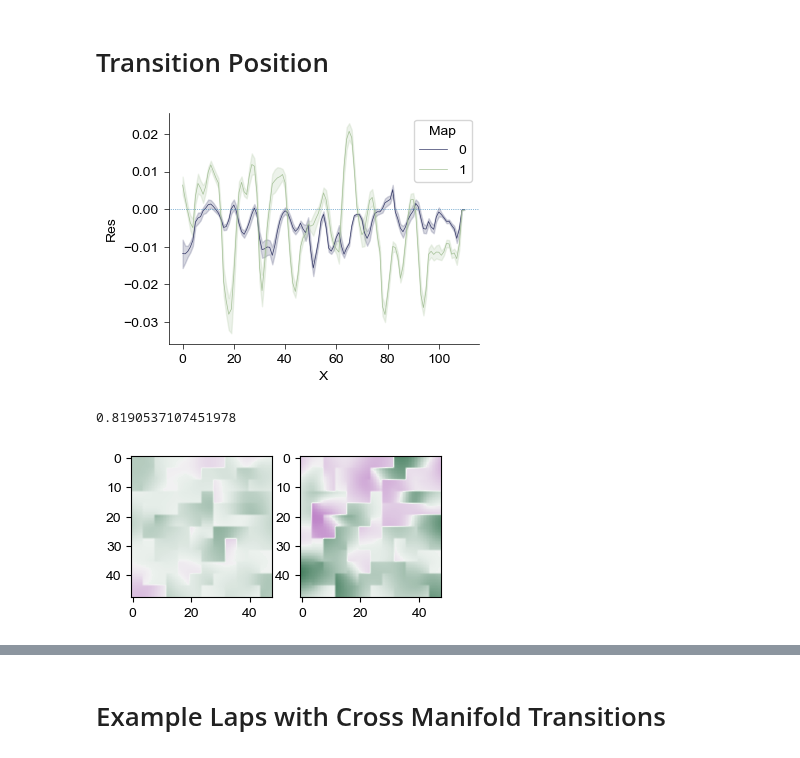
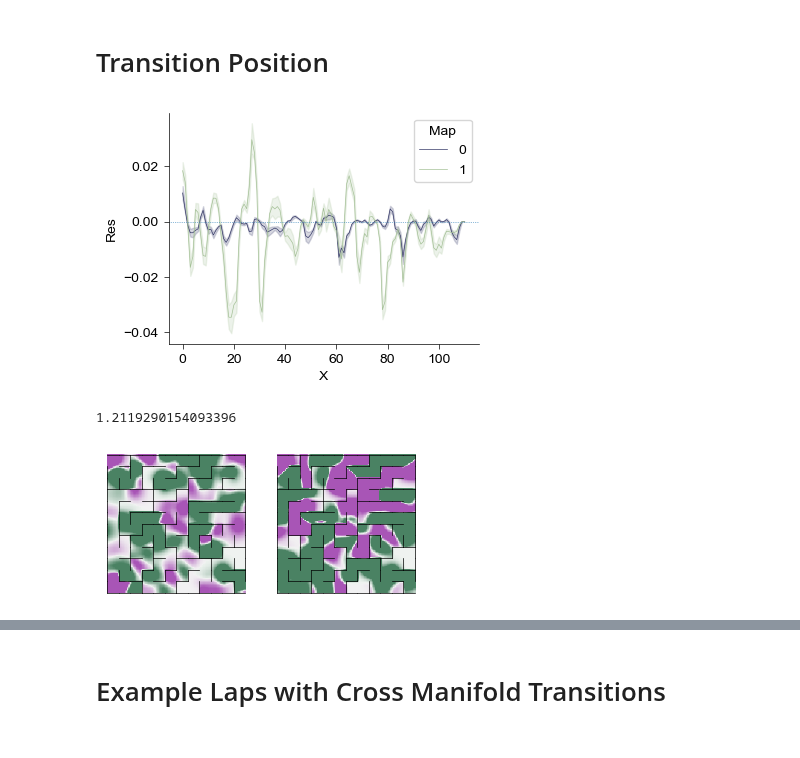
Before and after one commit to YAO-Shuyang/PlotFigures, a Jupyter notebook: NodeFigures/Fig0844 - Manifold of Initialization.ipynb, the cells around one changed output, grey strips where cells are left out. Saved outputs shown, nothing was run; the diff lists cells and outputs as text; code cells hidden in the pictures.

```diff
--- a/NodeFigures/Fig0844 - Manifold of Initialization.ipynb
+++ b/NodeFigures/Fig0844 - Manifold of Initialization.ipynb
@@ -464,8 +652,30 @@ def identify_transition_pos(dist_piece: np.ndarray, low_b: float, hig_b: float):
         elif map_piece[i-1] == 1 and map_piece[i] == 0:
             if dist_piece[i] > low_b:
                 map_piece[i] = 1
+
     dmap = np.ediff1d(map_piece)
     idx = np.where(dmap != 0)[0]
+
+    # State transition should maintain for over 500 ms (5 time bins)
+    if len(idx) == 0:
+        return idx, np.where(dmap[idx] == -1, 1, 0)
+
+    delete_idx = []
+    jump_idx = -1
+    for i in range(0, len(idx)-1):
+        if i == jump_idx:
+            continue
+
+        try:
+            if idx[i+1] - idx[i] <= 5:
+                delete_idx.append(i)
+                delete_idx.append(i+1)
+                jump_idx = i+1
+        except:
+            pass
+
+    if len(delete_idx) > 0:
+        idx = np.delete(idx, np.array(delete_idx))
     return idx, np.where(dmap[idx] == -1, 1, 0)
 
 def transitions_pos(
@@ -487,7 +697,7 @@ def transitions_pos(
 
     return np.concatenate(pos), np.concatenate(session), np.concatenate(mapt)
 
-if exists(join(figdata, code_id+"  [switch pos].pkl")) == False:
+if exists(join(figdata, code_id+" [switch pos].pkl")) == False:
     PData = {
         "MiceID": [],
         "Session": [],
@@ -575,7 +785,7 @@ if exists(join(figdata, code_id+"  [switch pos].pkl")) == False:
         pickle.dump([occu_bin, occu_bin2], handle)
     old_bins = spike_nodes_transform(PData['Position']+1, 12)
     rate_maps = np.zeros((2, 2304, 4, 7))
-    Ms = SmoothMatrix(1, 2)
+    Ms = SmoothMatrix(1, 1)
     for m, mouse in enumerate([10212, 10224, 10227, 10232]):
         for d in range(7):
             idx0 = np.where(
@@ -657,36 +867,40 @@ else:
 Res['X'] = Res['X']//8
 DM = GetDMatrices(1, 48)
 SP_DSP[1]
 
 fig = plt.figure(figsize=(4,3))
 ax = Clear_Axes(plt.axes(), close_spines=['top', 'right'], ifxticks=True, ifyticks=True)
 sns.lineplot(
     x='X',
     y='Res',
     data=Res,
     hue='Map',
     ax=ax,
     palette=['#333766', '#A4C096'],
     linewidth = 0.5
 )
 ax.axhline(0, ls=':', linewidth=0.5)
 plt.show()
 
 A = rate_maps[0, :, :, :] - rate_maps[0, :, :, :1]
 sumres0 = np.sum(A, axis=1)
 sumres0 = np.sum(sumres0, axis=1)
 
 B = rate_maps[1, :, :, :] - rate_maps[1, :, :, :1]
 sumres1 = np.nansum(B, axis=1)
 sumres1 = np.nansum(sumres1, axis=1)
 vmax = max(np.nanmax(np.abs(sumres0)), np.nanmax(np.abs(sumres1)))
 print(vmax)
 fig, axes = plt.subplots(ncols=2,nrows=1, figsize=(4,2))
-ax1, ax2 = axes
-ax1.imshow(sumres0.reshape(48, 48), vmax=0.5, vmin=-0.5, cmap=sns.diverging_palette(145, 300, s=60, as_cmap=True))
-ax2.imshow(sumres1.reshape(48, 48), vmax=0.5, vmin=-0.5, cmap=sns.diverging_palette(145, 300, s=60, as_cmap=True))
+ax1, ax2 = Clear_Axes(axes[0]), Clear_Axes(axes[1])
+DrawMazeProfile(axes=ax1, color='k', linewidth=0.5)
+ax1.imshow(sumres0.reshape(48, 48), vmax=0.05, vmin=-0.05, cmap=sns.diverging_palette(145, 300, s=60, as_cmap=True))
+ax1.invert_yaxis()
+DrawMazeProfile(axes=ax2, color='k', linewidth=0.5)
+ax2.imshow(sumres1.reshape(48, 48), vmax=0.05, vmin=-0.05, cmap=sns.diverging_palette(145, 300, s=60, as_cmap=True))
+ax2.invert_yaxis()
 plt.show()
 # %% [output]
-[figure, old version]
+[figure, new version]
-0.8190537107451978
+1.2119290154093396
-[figure, old version]
+[figure, new version]
```
Also changed, not shown: parts of 6 cells of this notebook, 10 other files.
